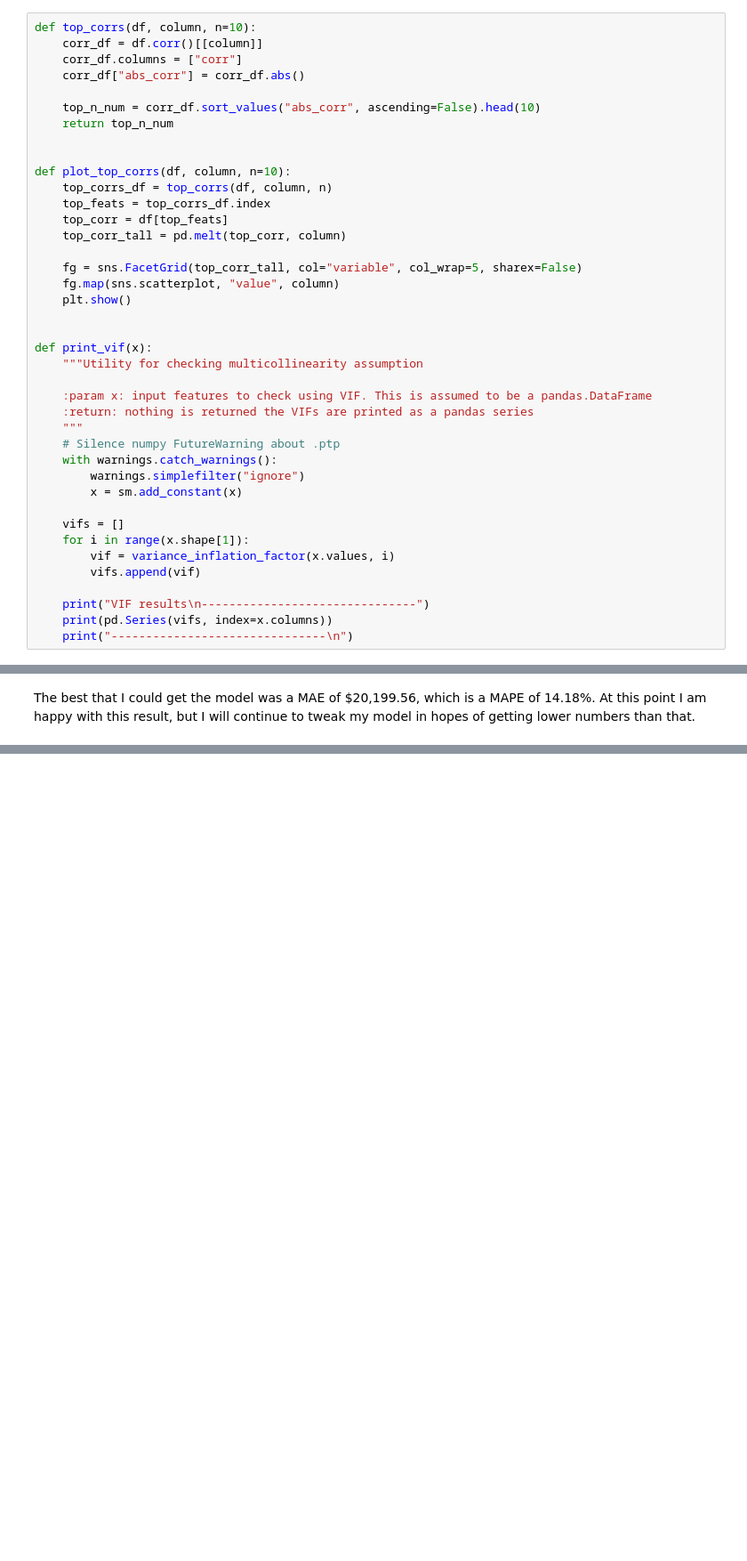
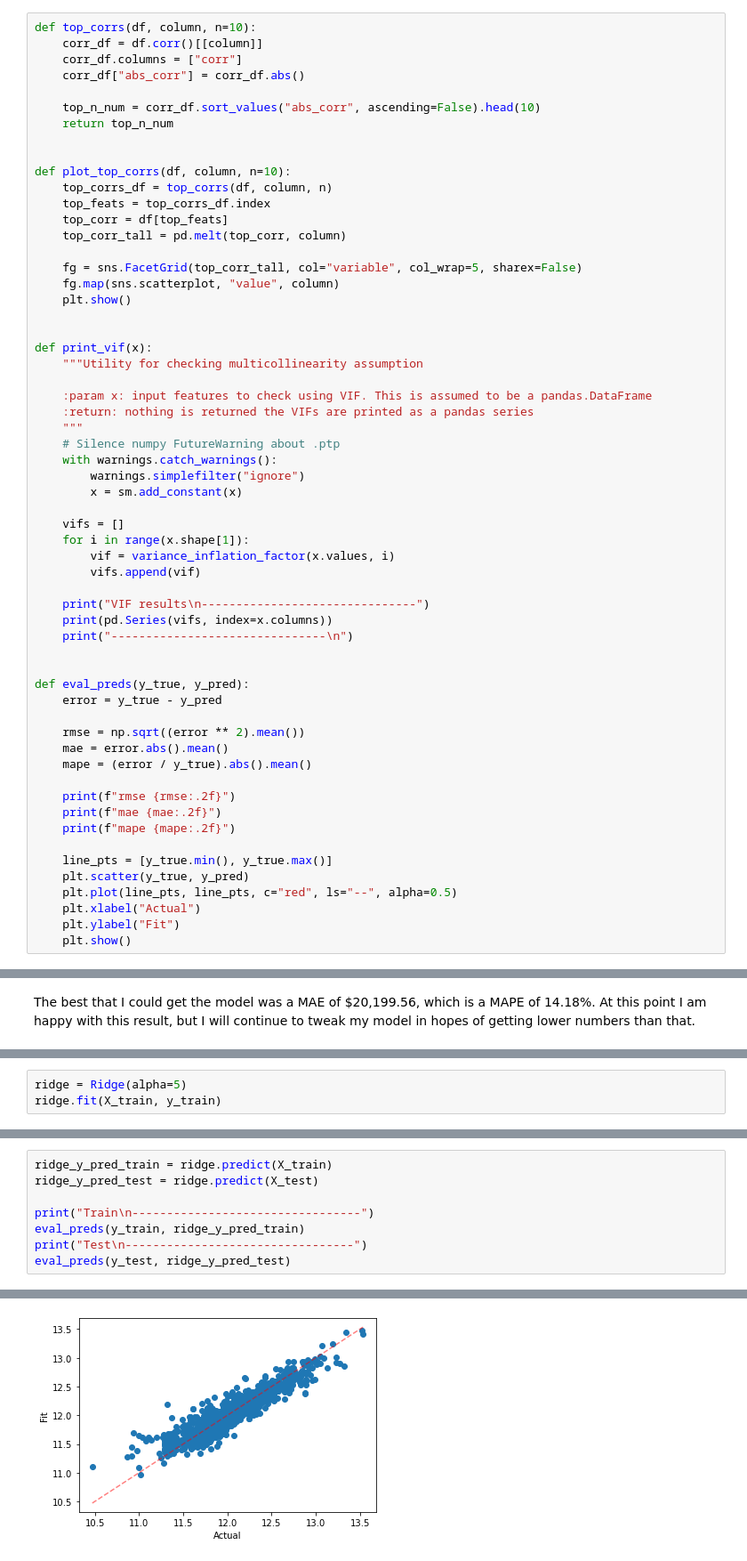
Before and after one commit to WoodyBurns44/thinkful, a Jupyter notebook: houseprices_df_model.ipynb, the cells around one changed output, grey strips where cells are left out. Shown at 89% size. Saved outputs shown, nothing was run; the diff lists cells and outputs as text; blank space fills up the shorter version.

```diff
--- a/houseprices_df_model.ipynb
+++ b/houseprices_df_model.ipynb
@@ -69,6 +72,25 @@ def print_vif(x):
     print("VIF results\n-------------------------------")
     print(pd.Series(vifs, index=x.columns))
     print("-------------------------------\n")
+
+
+def eval_preds(y_true, y_pred):
+    error = y_true - y_pred
+
+    rmse = np.sqrt((error ** 2).mean())
+    mae = error.abs().mean()
+    mape = (error / y_true).abs().mean()
+
+    print(f"rmse {rmse:.2f}")
+    print(f"mae {mae:.2f}")
+    print(f"mape {mape:.2f}")
+
+    line_pts = [y_true.min(), y_true.max()]
+    plt.scatter(y_true, y_pred)
+    plt.plot(line_pts, line_pts, c="red", ls="--", alpha=0.5)
+    plt.xlabel("Actual")
+    plt.ylabel("Fit")
+    plt.show()
 # %% [output]
 [interactive output not drawn]
 # %%
@@ -488,0 +515,3 @@ The best that I could get the model was a MAE of $20,199.56, which is a MAPE of
+# %%
+ridge = Ridge(alpha=5)
+ridge.fit(X_train, y_train)
@@ -488,0 +531,9 @@ The best that I could get the model was a MAE of $20,199.56, which is a MAPE of
+# %%
+ridge_y_pred_train = ridge.predict(X_train)
+ridge_y_pred_test = ridge.predict(X_test)
+
+print("Train\n---------------------------------")
+eval_preds(y_train, ridge_y_pred_train)
+print("Test\n---------------------------------")
+eval_preds(y_test, ridge_y_pred_test)
+# %% [output]
@@ -488,0 +545 @@ The best that I could get the model was a MAE of $20,199.56, which is a MAPE of
+[figure, added]
```
Also changed, not shown: parts of 20 cells of this notebook.
